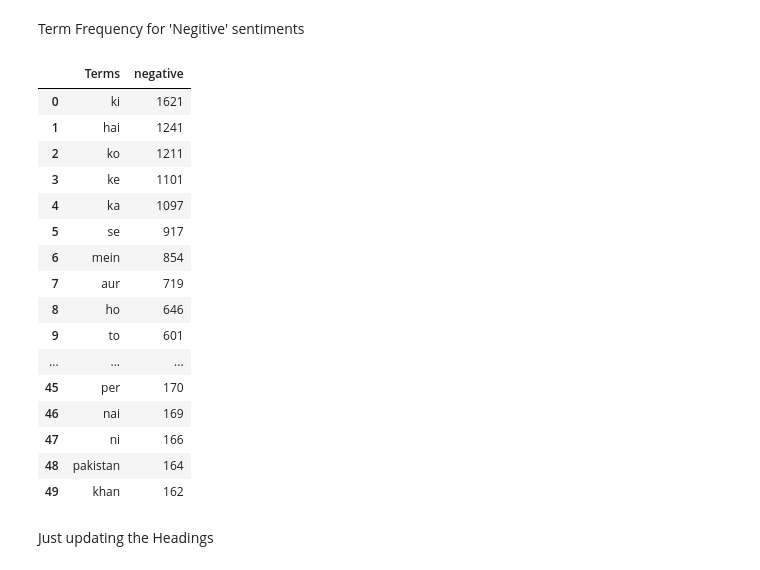
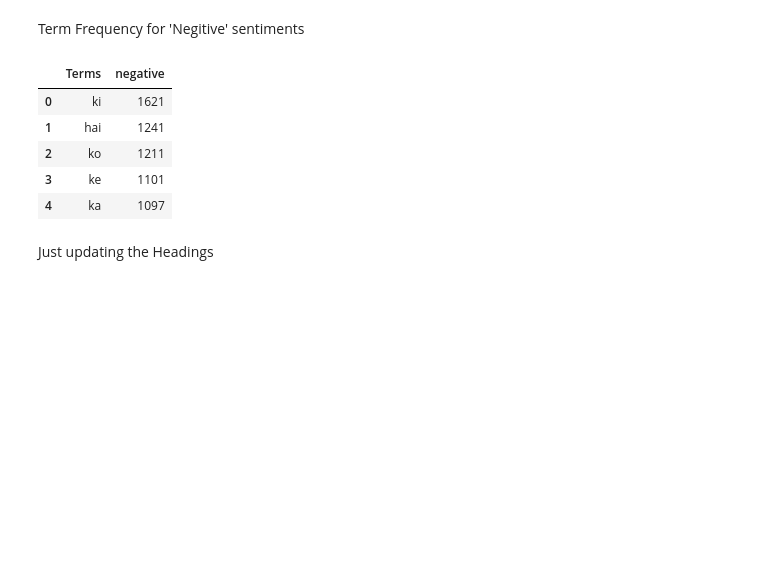
Before and after one commit to BurhanUlHaqq/ResearchWork, a Jupyter notebook: Project.ipynb, the cells around one changed output. Cells and saved outputs as stored; diff of their text form; code cells hidden in the pictures; blank space fills up the shorter version.

```diff
--- a/Project.ipynb
+++ b/Project.ipynb
@@ -34,7 +36,9 @@ downloaded.GetContentFile('DatasetFinal.csv')
 Show some data to cehck if loaded successfuly ?
 # %%
 import pandas as pd
-data = pd.read_csv('DatasetFinal.csv')
+
+url = 'https://raw.githubusercontent.com/BurhanUlHaqq/ResearchWork/main/data/DatasetFinal.csv'
+data = pd.read_csv(url, sep=',', header=0)
 data.head()
 # %% [output]
 |  | Sentiments | Positive |
@@ -152,26 +156,15 @@ Term Frequency for 'Negitive' sentiments
 # %%
 neg_words = neg_matrix.sum(axis=0)
 neg_words_freq = [(word, neg_words[0, idx]) for word, idx in cvector.vocabulary_.items()]
 neg_tf = pd.DataFrame(list(sorted(neg_words_freq, key = lambda x: x[1], reverse=True)),columns=['Terms','negative'])
-neg_tf.head(50)
+neg_tf.head(5)
 # %% [output]
 |  | Terms | negative |
 | 0 | ki | 1621 |
 | 1 | hai | 1241 |
 | 2 | ko | 1211 |
 | 3 | ke | 1101 |
 | 4 | ka | 1097 |
-| 5 | se | 917 |
-| 6 | mein | 854 |
-| 7 | aur | 719 |
-| 8 | ho | 646 |
-| 9 | to | 601 |
-| ... | ... | ... |
-| 45 | per | 170 |
-| 46 | nai | 169 |
-| 47 | ni | 166 |
-| 48 | pakistan | 164 |
-| 49 | khan | 162 |
 # %% [markdown]
 Just updating the Headings
 # %%
```
Also changed, not shown: parts of 9 cells of this notebook.
